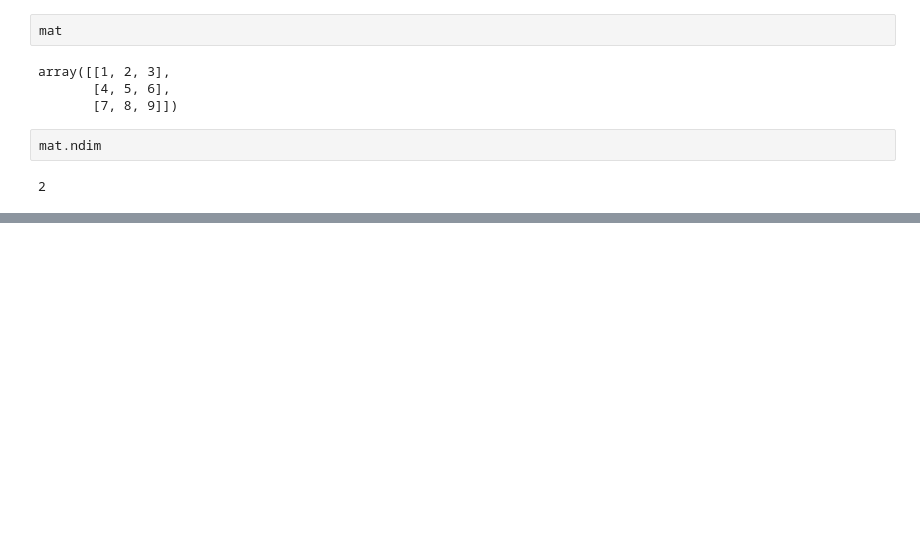
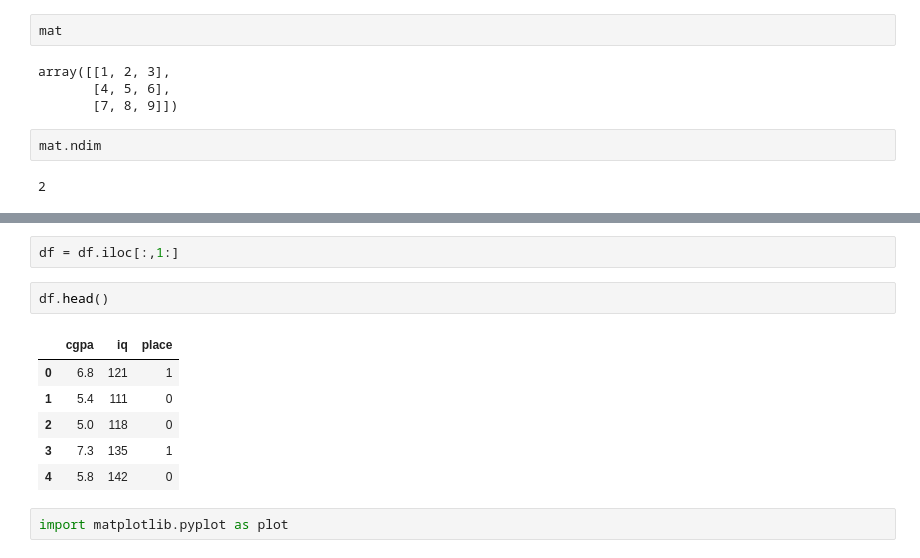
Before and after one commit to Dibyas83/masai, a Jupyter notebook: Untitled0.ipynb, the cells around one changed output, grey strips where cells are left out. Saved outputs shown, nothing was run; the diff lists cells and outputs as text; blank space fills up the shorter version.

```diff
--- a/Untitled0.ipynb
+++ b/Untitled0.ipynb
@@ -26,0 +59,13 @@ mat.ndim
+# %%
+df = df.iloc[:,1:]
+# %%
+df.head()
+# %% [output]
+|  | cgpa | iq | place |
+| 0 | 6.8 | 121 | 1 |
+| 1 | 5.4 | 111 | 0 |
+| 2 | 5.0 | 118 | 0 |
+| 3 | 7.3 | 135 | 1 |
+| 4 | 5.8 | 142 | 0 |
+# %%
+import matplotlib.pyplot as plot
```
Also changed, not shown: parts of 28 cells of this notebook.
